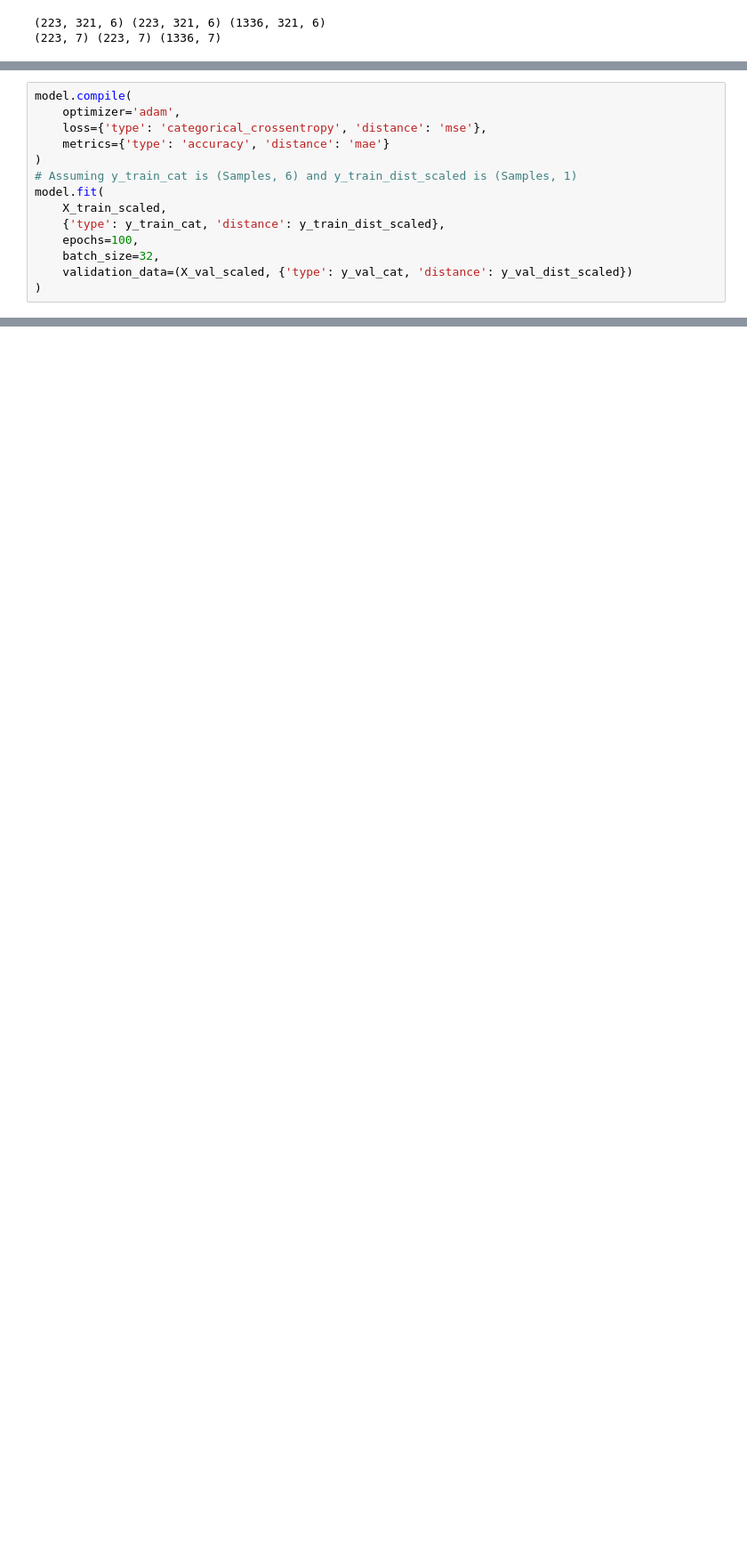
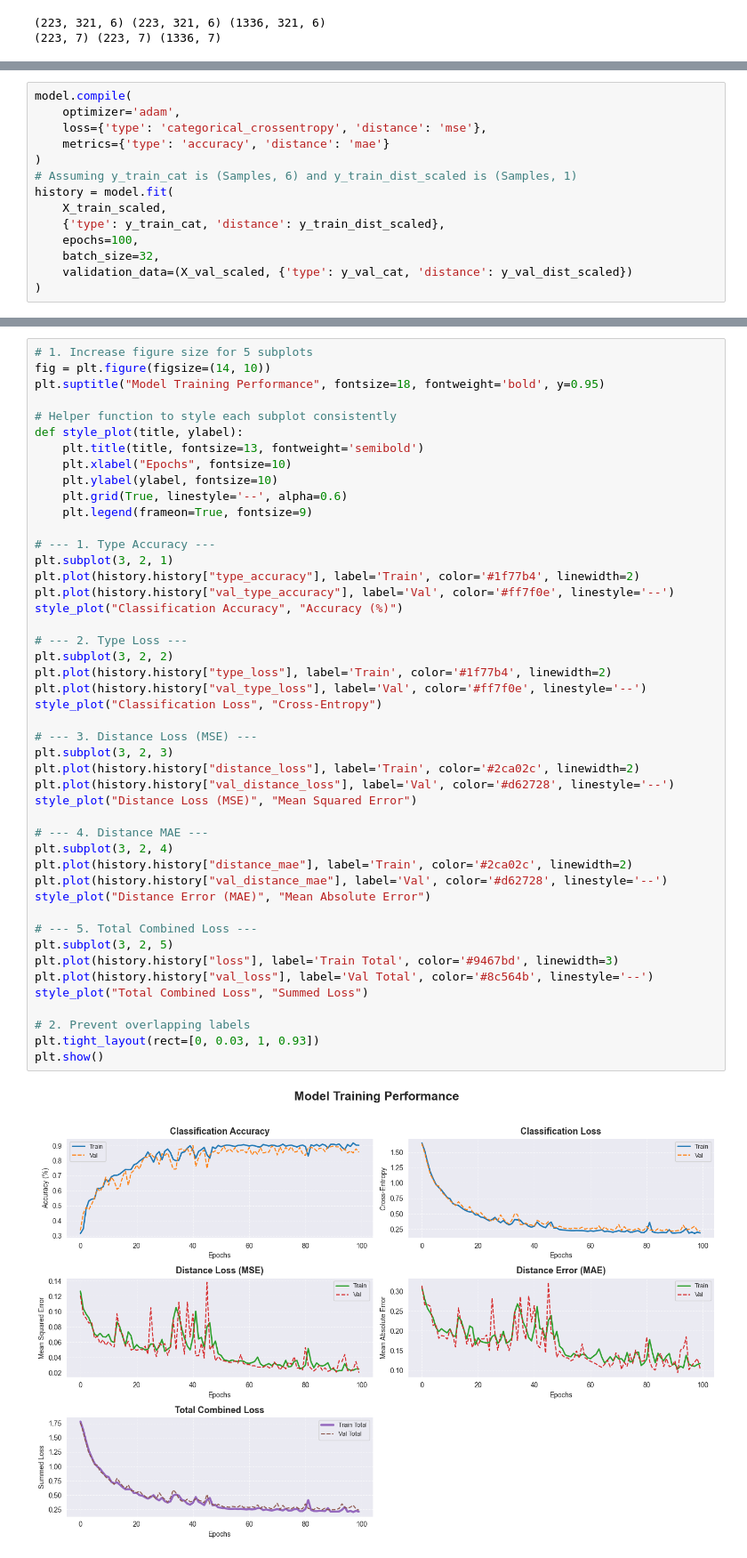
Before and after one commit to ketchup-vader-2005/machine-learning, a Jupyter notebook: transmission_system.ipynb, the cells around one changed output, grey strips where cells are left out. Shown at 89% size. Saved outputs shown, nothing was run; the diff lists cells and outputs as text; blank space fills up the shorter version.

Commit message:
Finished the preicted value visualization

```diff
--- a/transmission_system.ipynb
+++ b/transmission_system.ipynb
@@ -220,7 +220,7 @@ model.compile(
     metrics={'type': 'accuracy', 'distance': 'mae'}
 )
 # Assuming y_train_cat is (Samples, 6) and y_train_dist_scaled is (Samples, 1)
-model.fit(
+history = model.fit(
     X_train_scaled,
     {'type': y_train_cat, 'distance': y_train_dist_scaled},
     epochs=100,
@@ -310,0 +307,48 @@ LLL          | LLL          | 30.00      m | 53.98      m  ✓
+# %%
+# 1. Increase figure size for 5 subplots
+fig = plt.figure(figsize=(14, 10))
+plt.suptitle("Model Training Performance", fontsize=18, fontweight='bold', y=0.95)
+
+# Helper function to style each subplot consistently
+def style_plot(title, ylabel):
+    plt.title(title, fontsize=13, fontweight='semibold')
+    plt.xlabel("Epochs", fontsize=10)
+    plt.ylabel(ylabel, fontsize=10)
+    plt.grid(True, linestyle='--', alpha=0.6)
+    plt.legend(frameon=True, fontsize=9)
+
+# --- 1. Type Accuracy ---
+plt.subplot(3, 2, 1)
+plt.plot(history.history["type_accuracy"], label='Train', color='#1f77b4', linewidth=2)
+plt.plot(history.history["val_type_accuracy"], label='Val', color='#ff7f0e', linestyle='--')
+style_plot("Classification Accuracy", "Accuracy (%)")
+
+# --- 2. Type Loss ---
+plt.subplot(3, 2, 2)
+plt.plot(history.history["type_loss"], label='Train', color='#1f77b4', linewidth=2)
+plt.plot(history.history["val_type_loss"], label='Val', color='#ff7f0e', linestyle='--')
+style_plot("Classification Loss", "Cross-Entropy")
+
+# --- 3. Distance Loss (MSE) ---
+plt.subplot(3, 2, 3)
+plt.plot(history.history["distance_loss"], label='Train', color='#2ca02c', linewidth=2)
+plt.plot(history.history["val_distance_loss"], label='Val', color='#d62728', linestyle='--')
+style_plot("Distance Loss (MSE)", "Mean Squared Error")
+
+# --- 4. Distance MAE ---
+plt.subplot(3, 2, 4)
+plt.plot(history.history["distance_mae"], label='Train', color='#2ca02c', linewidth=2)
+plt.plot(history.history["val_distance_mae"], label='Val', color='#d62728', linestyle='--')
+style_plot("Distance Error (MAE)", "Mean Absolute Error")
+
+# --- 5. Total Combined Loss ---
+plt.subplot(3, 2, 5)
+plt.plot(history.history["loss"], label='Train Total', color='#9467bd', linewidth=3)
+plt.plot(history.history["val_loss"], label='Val Total', color='#8c564b', linestyle='--')
+style_plot("Total Combined Loss", "Summed Loss")
+
+# 2. Prevent overlapping labels
+plt.tight_layout(rect=[0, 0.03, 1, 0.93])
+plt.show()
+# %% [output]
+[figure, added]
```
Also changed, not shown: parts of 5 cells of this notebook, 1 other file.
